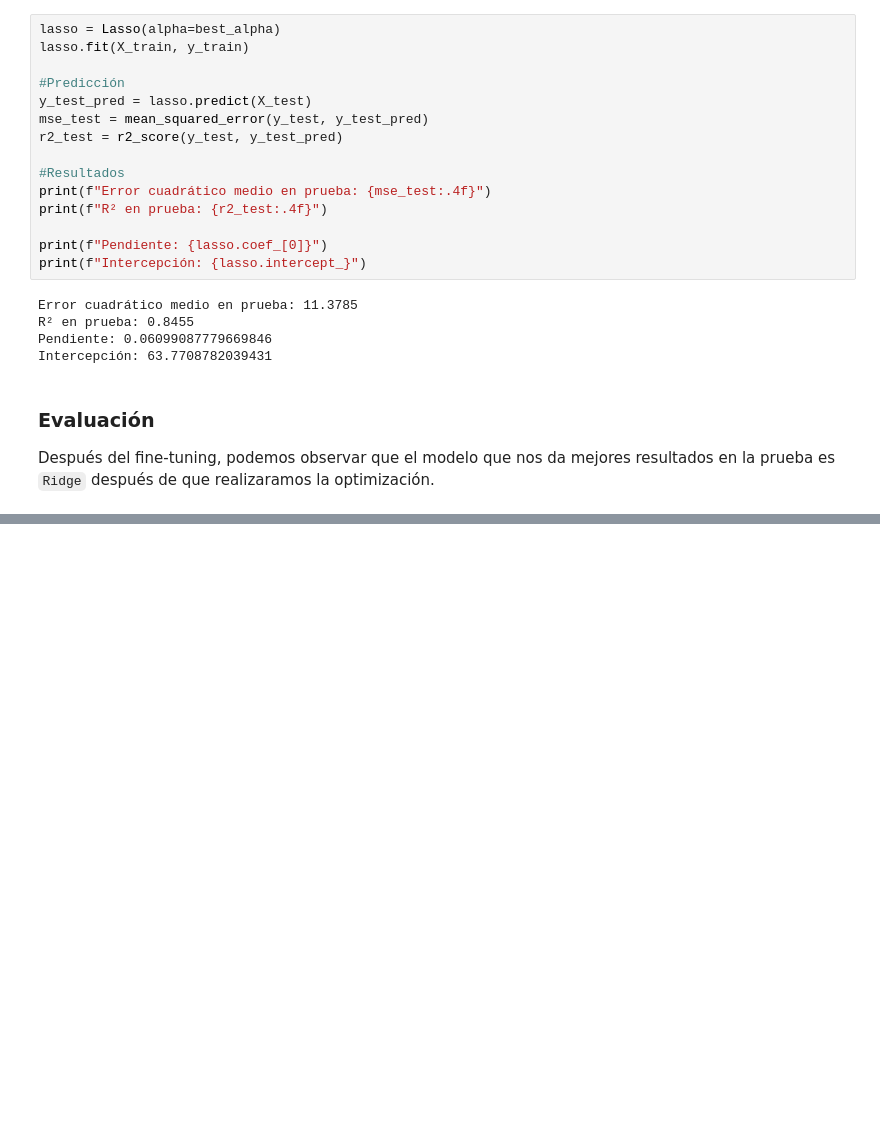
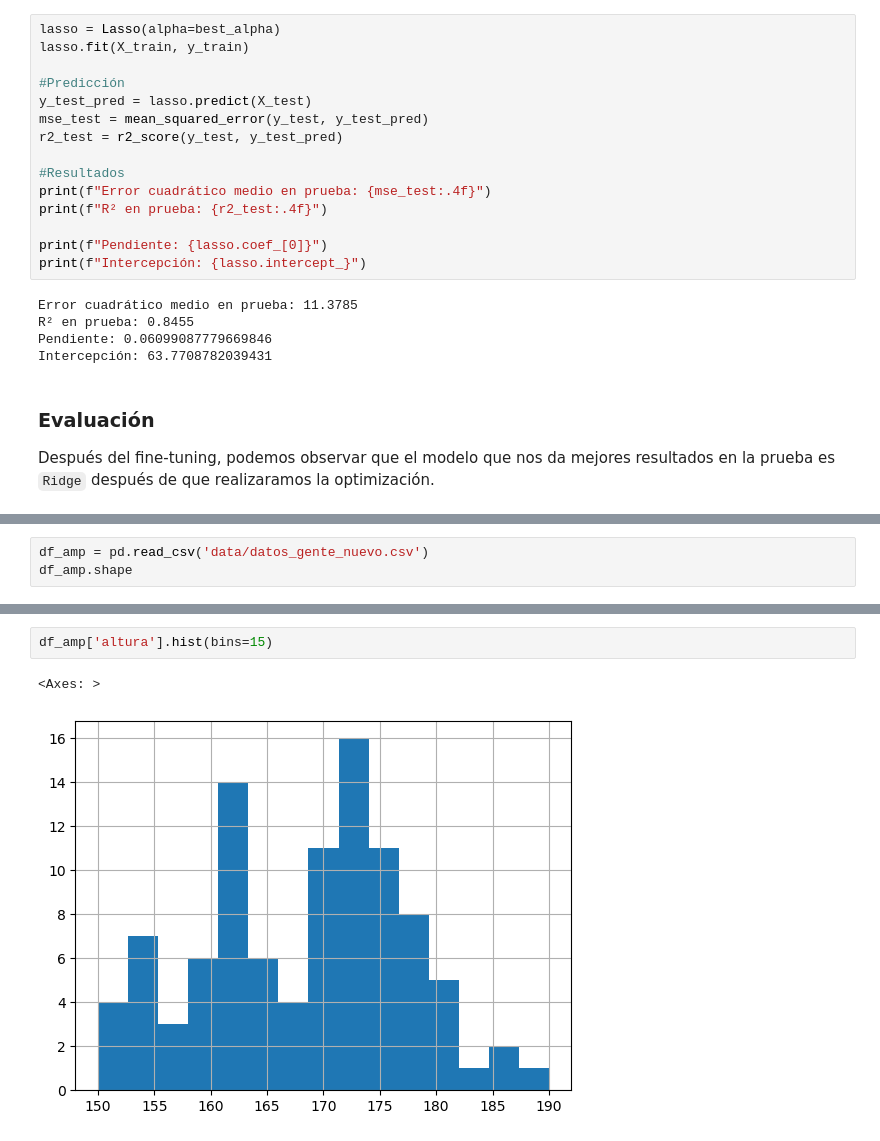
Before and after one commit to RafaelTakata0105/EstOpt_examen2, a Jupyter notebook: modelos.ipynb, the cells around one changed output, grey strips where cells are left out. Cells and saved outputs as stored; diff of their text form; blank space fills up the shorter version.

Commit message:
Datos sinteticos

```diff
--- a/modelos.ipynb
+++ b/modelos.ipynb
@@ -243,0 +296,3 @@ Después del fine-tuning, podemos observar que el modelo que nos da mejores resu
+# %%
+df_amp = pd.read_csv('data/datos_gente_nuevo.csv')
+df_amp.shape
@@ -243,0 +309,5 @@ Después del fine-tuning, podemos observar que el modelo que nos da mejores resu
+# %%
+df_amp['altura'].hist(bins=15)
+# %% [output]
+<Axes: >
+[figure, added]
```
Also changed, not shown: parts of 24 cells of this notebook, 1 other file.
